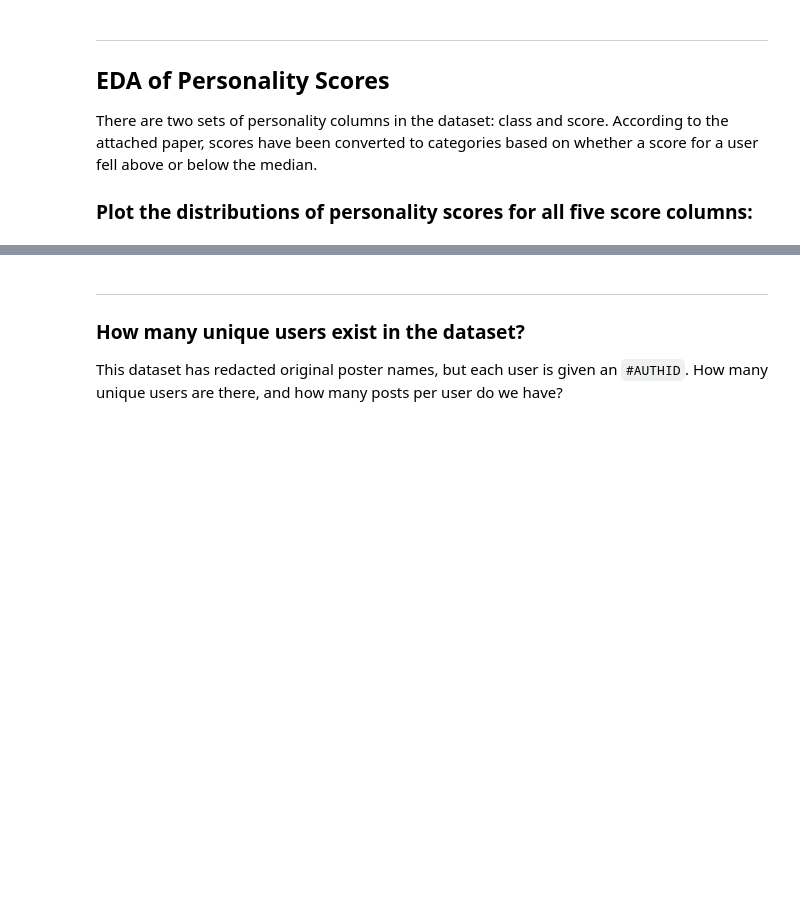
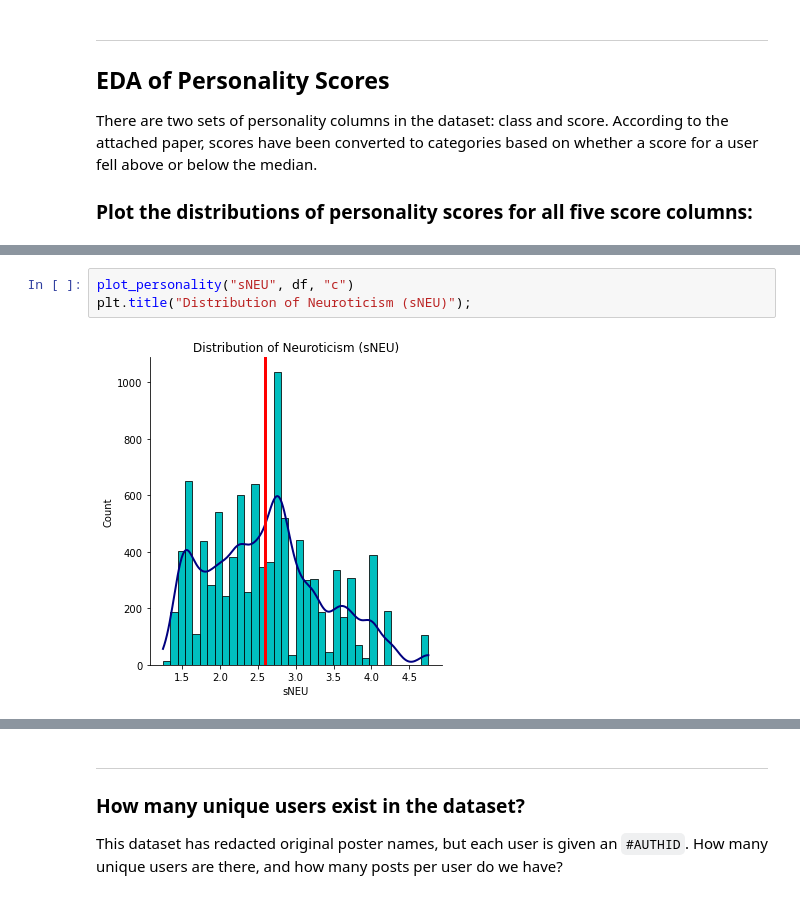
Before and after one commit to Tatadektep/NLP_Lab, a Jupyter notebook: starter-code.ipynb, the cells around one changed output, grey strips where cells are left out. Saved outputs shown, nothing was run; the diff lists cells and outputs as text; blank space fills up the shorter version.

```diff
--- a/starter-code.ipynb
+++ b/starter-code.ipynb
@@ -105,0 +244,5 @@ There are two sets of personality columns in the dataset: class and score. Accor
+# %%
+plot_personality("sNEU", df, "c")
+plt.title("Distribution of Neuroticism (sNEU)");
+# %% [output]
+[figure, added]
```
Also changed, not shown: parts of 91 cells of this notebook.
